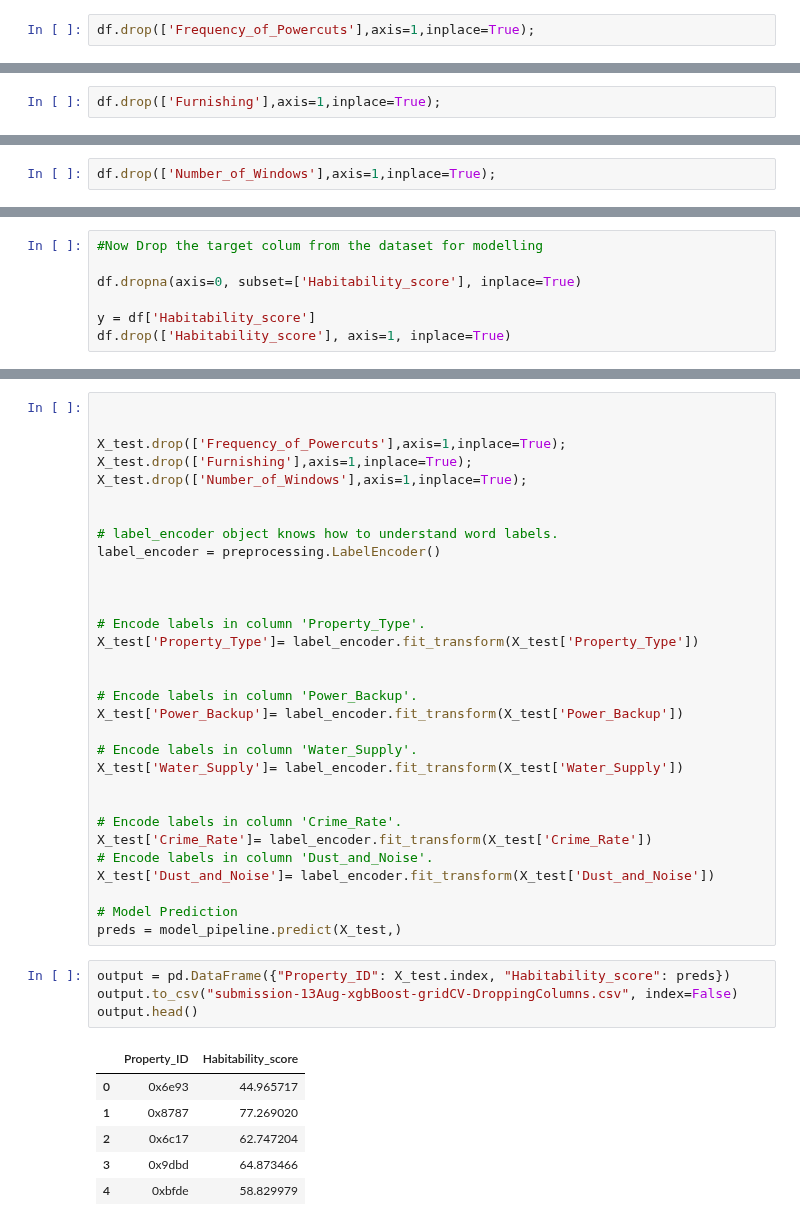
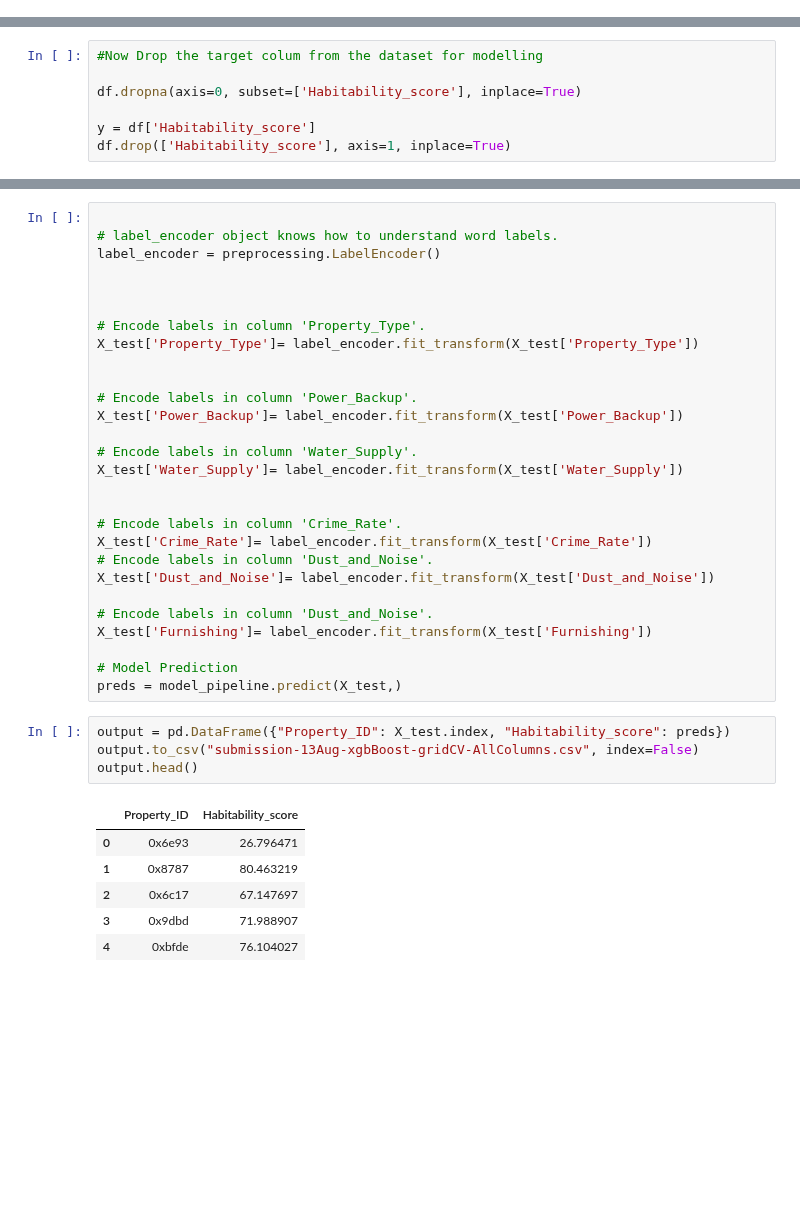
Before and after one commit to senbagaraman04/ml-basics, a Jupyter notebook: 2022/Hackerearth/ML-house/dataset/new_13Aug.ipynb, the cells around one changed output, grey strips where cells are left out. Drawn from its saved outputs; the diff is of its cells as text; blank space fills up the shorter version.

```diff
--- a/2022/Hackerearth/ML-house/dataset/new_13Aug.ipynb
+++ b/2022/Hackerearth/ML-house/dataset/new_13Aug.ipynb
@@ -190,5 +205,3 @@ Using the above **HeatMap** correlate the values of the Null Columns,
 # %% [markdown]
 #### Intrepretation of heatmap
 **Frequency_of_Powercuts** is hardly related to Target Variable . This column can be dropped.
-# %%
-df.drop(['Frequency_of_Powercuts'],axis=1,inplace=True);
@@ -195,11 +217,7 @@ df.drop(['Frequency_of_Powercuts'],axis=1,inplace=True);
 # %% [markdown]
 Drop **Furnishing** column
-# %%
-df.drop(['Furnishing'],axis=1,inplace=True);
 # %% [markdown]
 **Number_of_Windows** - the count of missing values is too high among other and it has many different values. It can also be dropped
-# %%
-df.drop(['Number_of_Windows'],axis=1,inplace=True);
 # %% [markdown]
 Revisit the values of *Crime_Rate* and *Dust_and_Noise*
 # %%
@@ -293,12 +311,6 @@ Pipeline(steps=[('model_run',
                                           'silent': [1], 'subsample': [0.7]},
                               verbose=True))])
 # %%
-
-
-X_test.drop(['Frequency_of_Powercuts'],axis=1,inplace=True);
-X_test.drop(['Furnishing'],axis=1,inplace=True);
-X_test.drop(['Number_of_Windows'],axis=1,inplace=True);
-
 
 # label_encoder object knows how to understand word labels.
 label_encoder = preprocessing.LabelEncoder()
@@ -321,16 +333,19 @@ X_test['Crime_Rate']= label_encoder.fit_transform(X_test['Crime_Rate'])
 # Encode labels in column 'Dust_and_Noise'.
 X_test['Dust_and_Noise']= label_encoder.fit_transform(X_test['Dust_and_Noise'])
 
+# Encode labels in column 'Dust_and_Noise'.
+X_test['Furnishing']= label_encoder.fit_transform(X_test['Furnishing'])
+
 # Model Prediction
 preds = model_pipeline.predict(X_test,)
 # %%
 output = pd.DataFrame({"Property_ID": X_test.index, "Habitability_score": preds})
-output.to_csv("submission-13Aug-xgbBoost-gridCV-DroppingColumns.csv", index=False)
+output.to_csv("submission-13Aug-xgbBoost-gridCV-AllColumns.csv", index=False)
 output.head()
 # %% [output]
 |  | Property_ID | Habitability_score |
-| 0 | 0x6e93 | 44.965717 |
-| 1 | 0x8787 | 77.269020 |
-| 2 | 0x6c17 | 62.747204 |
-| 3 | 0x9dbd | 64.873466 |
-| 4 | 0xbfde | 58.829979 |
+| 0 | 0x6e93 | 26.796471 |
+| 1 | 0x8787 | 80.463219 |
+| 2 | 0x6c17 | 67.147697 |
+| 3 | 0x9dbd | 71.988907 |
+| 4 | 0xbfde | 76.104027 |
```
Also changed, not shown: parts of 10 cells of this notebook, 1 other file.
